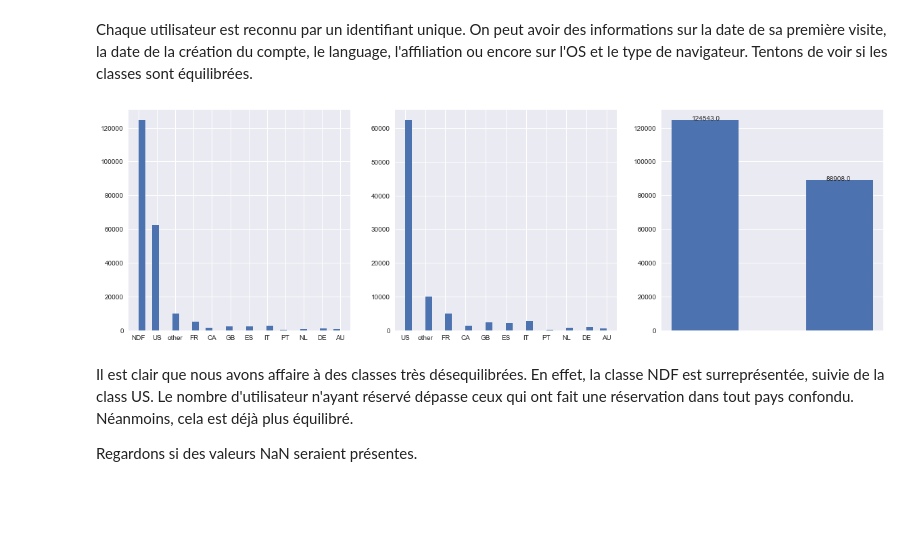
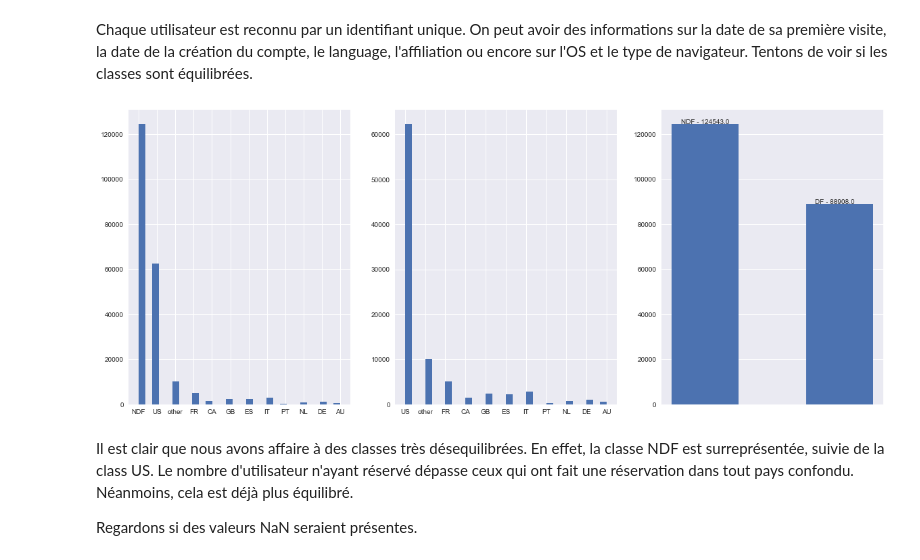
Before and after one commit to vesran/BookerGuess, a Jupyter notebook: _1_introduction.ipynb, the cells around one changed output. Saved outputs shown, nothing was run; the diff lists cells and outputs as text; code cells hidden in the pictures; blank space fills up the shorter version.

```diff
--- a/_1_introduction.ipynb
+++ b/_1_introduction.ipynb
@@ -59,18 +60,19 @@ users.shape =  (213451, 16)
 # %% [markdown]
 Chaque utilisateur est reconnu par un identifiant unique. On peut avoir des informations sur la date de sa première visite, la date de la création du compte, le language, l'affiliation ou encore sur l'OS et le type de navigateur. Tentons de voir si les classes sont équilibrées.
 # %%
-f = plt.figure(figsize=(20, 6))
+f = plt.figure(figsize=(20, 8))
 f.add_subplot(1, 3, 1)
 _ = plt.hist(users['country_destination'], bins=30)
 f.add_subplot(1, 3, 2)
 _ = plt.hist(users[users['country_destination'] != 'NDF']['country_destination'], bins=30)
 f.add_subplot(1, 3, 3)
 users['destination_found'] = users.apply(lambda r: 'NDF' if r['country_destination'] == 'NDF' else 'DF', axis=1)
 arr = plt.hist(users['destination_found'], bins=2, rwidth=0.5)
+labels = ['NDF', 'DF']
 for i in range(2):
-    plt.text(arr[1][i]+0.2,arr[0][i]+0.2,str(arr[0][i]))
+    plt.text(arr[1][i]+0.16,arr[0][i]+0.16,f'{labels[i]} - ' + str(arr[0][i]))
 # %% [output]
-[figure, old version]
+[figure, new version]
 # %% [markdown]
 Il est clair que nous avons affaire à des classes très désequilibrées. En effet, la classe NDF est surreprésentée, suivie de la class US. Le nombre d'utilisateur n'ayant réservé dépasse ceux qui ont fait une réservation dans tout pays confondu. Néanmoins, cela est déjà plus équilibré.
 
```
Also changed, not shown: parts of 2 cells of this notebook, 1 other file.
